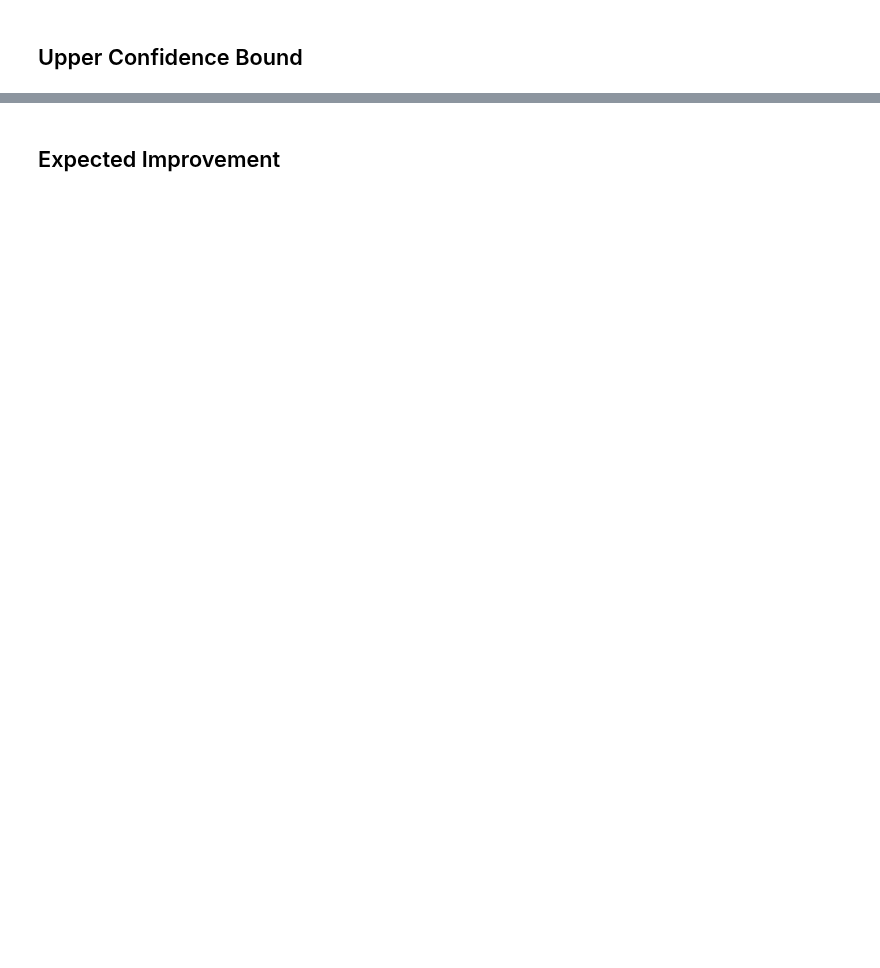
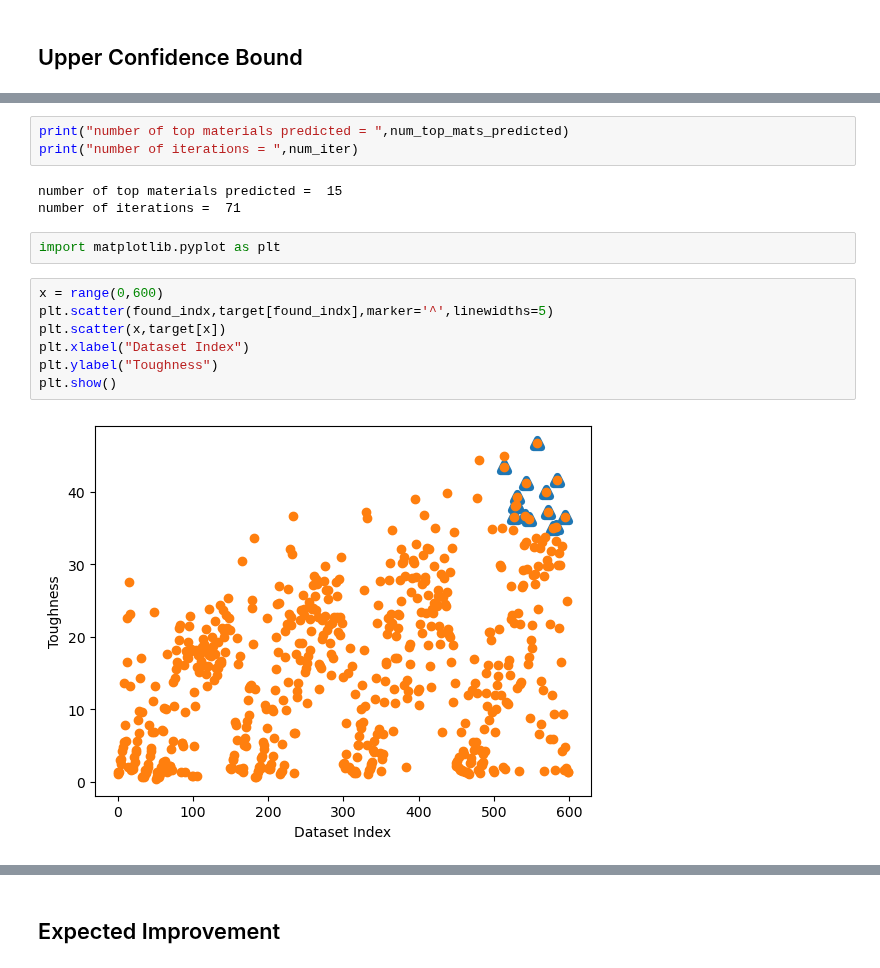
Before and after one commit to AJB33/MaterialsInformatics, a Jupyter notebook: HW/HW3/HW3 Q1.ipynb, the cells around one changed output, grey strips where cells are left out. Cells and saved outputs as stored; diff of their text form; blank space fills up the shorter version.

```diff
--- a/HW/HW3/HW3 Q1.ipynb
+++ b/HW/HW3/HW3 Q1.ipynb
@@ -93,0 +182,17 @@ while
+# %%
+print("number of top materials predicted = ",num_top_mats_predicted)
+print("number of iterations = ",num_iter)
+# %% [output]
+number of top materials predicted =  15
+number of iterations =  71
+# %%
+import matplotlib.pyplot as plt
+# %%
+x = range(0,600)
+plt.scatter(found_indx,target[found_indx],marker='^',linewidths=5)
+plt.scatter(x,target[x])
+plt.xlabel("Dataset Index")
+plt.ylabel("Toughness")
+plt.show()
+# %% [output]
+[figure, added]
```
Also changed, not shown: parts of 15 cells of this notebook, 1 other file.
